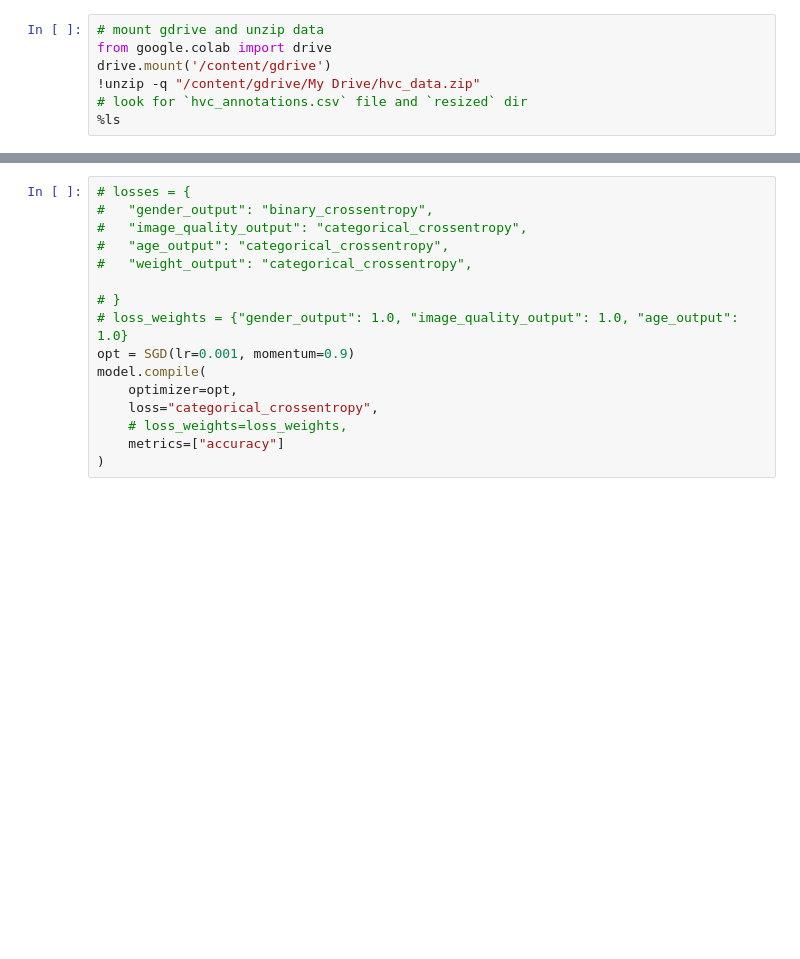
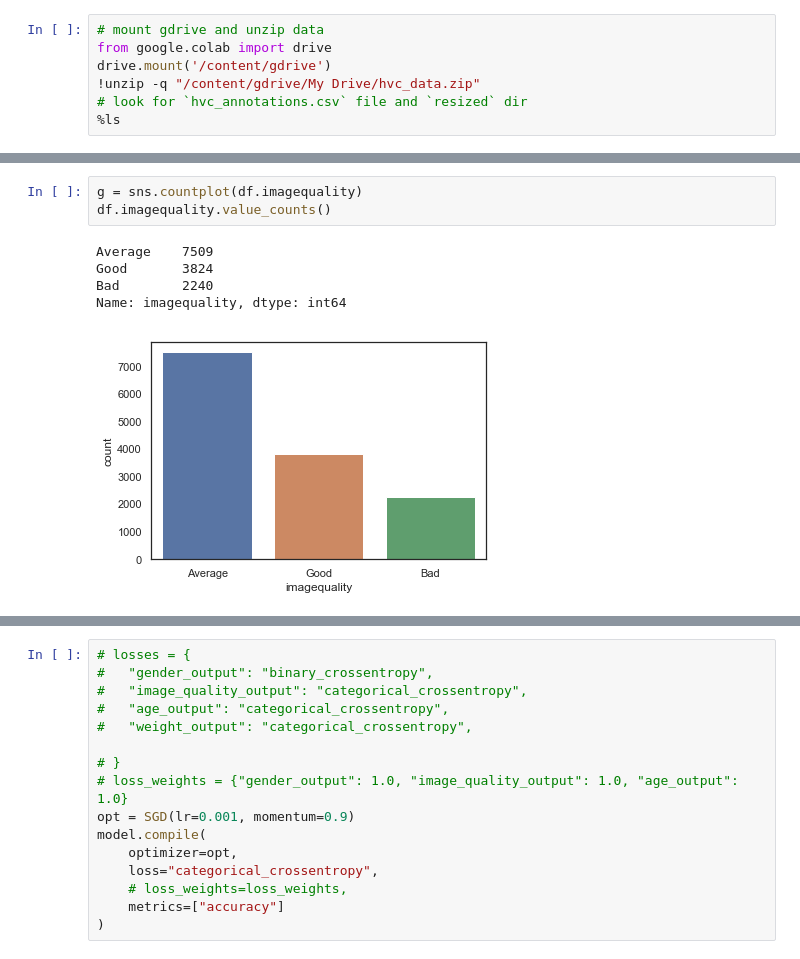
Before and after one commit to praveenraghuvanshi1512/EIP4, a Jupyter notebook: Session5/Assignment5/EIP4_A5_Praveen_Raghuvanshi.ipynb, the cells around one changed output, grey strips where cells are left out. Drawn from its saved outputs; the diff is of its cells as text; blank space fills up the shorter version.

```diff
--- a/Session5/Assignment5/EIP4_A5_Praveen_Raghuvanshi.ipynb
+++ b/Session5/Assignment5/EIP4_A5_Praveen_Raghuvanshi.ipynb
@@ -128,0 +208,9 @@ valid_gen = PersonDataGenerator(val_df, batch_size=64, shuffle=False)
+# %%
+g = sns.countplot(df.imagequality)
+df.imagequality.value_counts()
+# %% [output]
+Average    7509
+Good       3824
+Bad        2240
+Name: imagequality, dtype: int64
+[figure, added]
```
Also changed, not shown: parts of 44 cells of this notebook, 7 other files.
